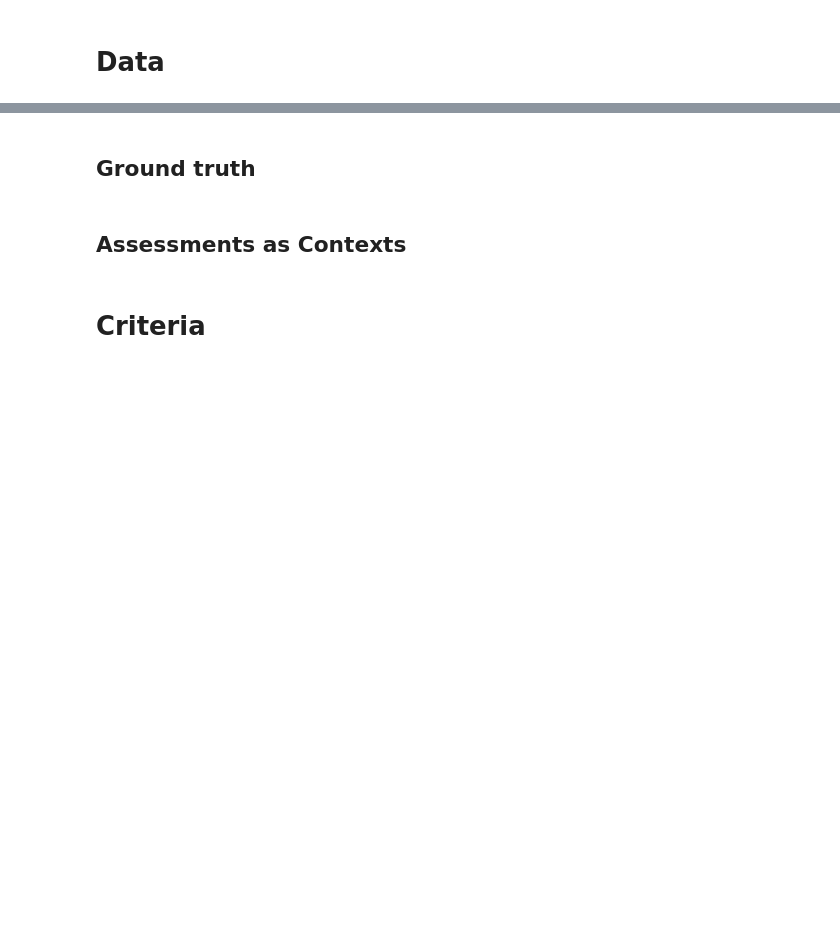
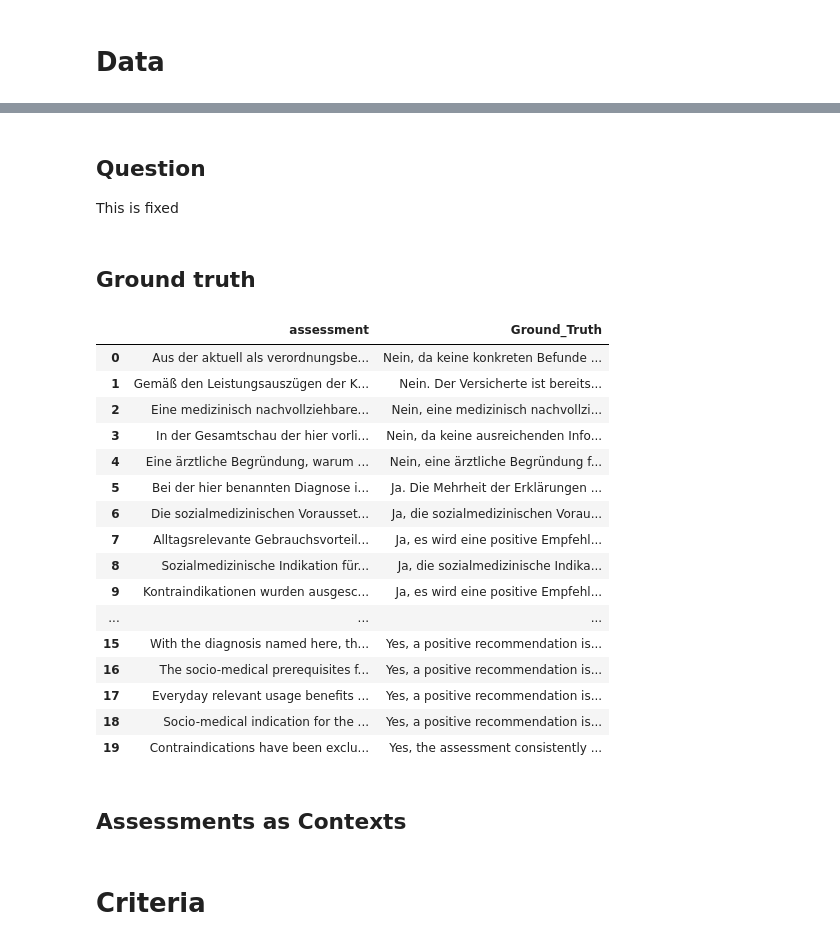
Before and after one commit to DJCordhose/practical-llm, a Jupyter notebook: sLLM-Eval.ipynb, the cells around one changed output, grey strips where cells are left out. Drawn from its saved outputs; the diff is of its cells as text; code cells hidden in the pictures; blank space fills up the shorter version.

```diff
--- a/sLLM-Eval.ipynb
+++ b/sLLM-Eval.ipynb
@@ -221,2 +277,9 @@ You are not running the flash-attention implementation, expect numerical differe
 # %% [markdown]
 # Data
+# %%
+import pandas as pd
+
+base_url = "https://github.com/DJCordhose/practical-llm/raw/main/results/"
+file_path = f"{base_url}/results_with_Ground_Truth.xlsx"
+df_results = pd.read_excel(file_path)
+df_results.columns
@@ -222,0 +298,4 @@ You are not running the flash-attention implementation, expect numerical differe
+# %% [markdown]
+## Question
+
+This is fixed
@@ -223,5 +314,26 @@ You are not running the flash-attention implementation, expect numerical differe
 # %% [markdown]
 ## Ground truth
+# %%
+df_gt = df_results[["assessment", "Ground_Truth"]]
+df_gt
+# %% [output]
+|  | assessment | Ground_Truth |
+| 0 | Aus der aktuell als verordnungsbe... | Nein, da keine konkreten Befunde ... |
+| 1 | Gemäß den Leistungsauszügen der K... | Nein. Der Versicherte ist bereits... |
+| 2 | Eine medizinisch nachvollziehbare... | Nein, eine medizinisch nachvollzi... |
+| 3 | In der Gesamtschau der hier vorli... | Nein, da keine ausreichenden Info... |
+| 4 | Eine ärztliche Begründung, warum ... | Nein, eine ärztliche Begründung f... |
+| 5 | Bei der hier benannten Diagnose i... | Ja. Die Mehrheit der Erklärungen ... |
+| 6 | Die sozialmedizinischen Vorausset... | Ja, die sozialmedizinischen Vorau... |
+| 7 | Alltagsrelevante Gebrauchsvorteil... | Ja, es wird eine positive Empfehl... |
+| 8 | Sozialmedizinische Indikation für... | Ja, die sozialmedizinische Indika... |
+| 9 | Kontraindikationen wurden ausgesc... | Ja, es wird eine positive Empfehl... |
+| ... | ... | ... |
+| 15 | With the diagnosis named here, th... | Yes, a positive recommendation is... |
+| 16 | The socio-medical prerequisites f... | Yes, a positive recommendation is... |
+| 17 | Everyday relevant usage benefits ... | Yes, a positive recommendation is... |
+| 18 | Socio-medical indication for the ... | Yes, a positive recommendation is... |
+| 19 | Contraindications have been exclu... | Yes, the assessment consistently ... |
 # %% [markdown]
 ## Assessments as Contexts
 # %%
```
Also changed, not shown: parts of 25 cells of this notebook.
